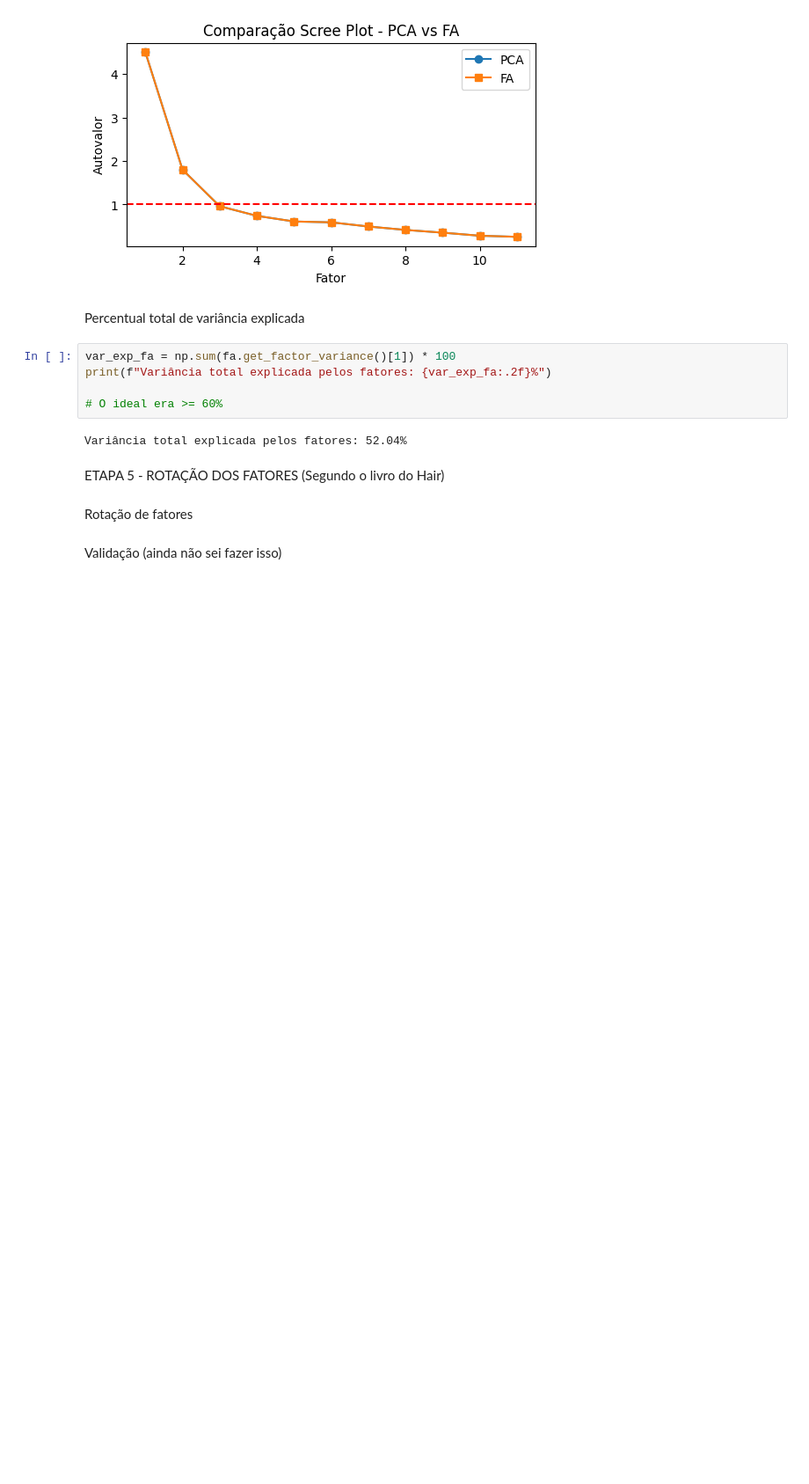
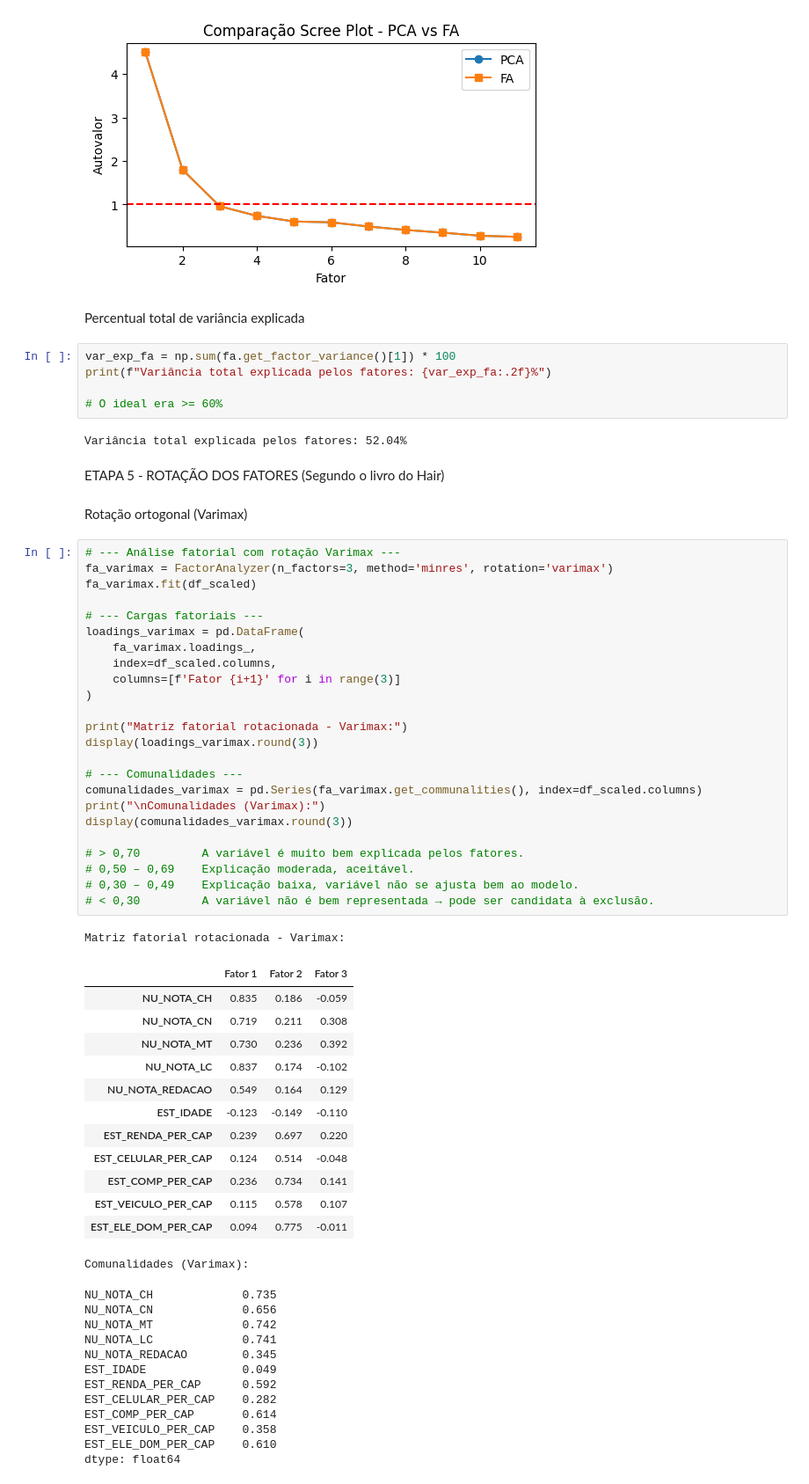
Before and after one commit to gl4a-Veloso/materiais-mqam, a Jupyter notebook: enem/T4/analise_fatorial.ipynb, the cells around one changed output. Shown at 88% size. Cells and saved outputs as stored; diff of their text form; blank space fills up the shorter version.

```diff
--- a/enem/T4/analise_fatorial.ipynb
+++ b/enem/T4/analise_fatorial.ipynb
@@ -356,6 +357,55 @@ Variância total explicada pelos fatores: 52.04%
 # %% [markdown]
 ETAPA 5 - ROTAÇÃO DOS FATORES (Segundo o livro do Hair)
 # %% [markdown]
-Rotação de fatores
+Rotação ortogonal (Varimax)
-# %% [markdown]
-Validação (ainda não sei fazer isso)
+# %%
+# --- Análise fatorial com rotação Varimax ---
+fa_varimax = FactorAnalyzer(n_factors=3, method='minres', rotation='varimax')
+fa_varimax.fit(df_scaled)
+
+# --- Cargas fatoriais ---
+loadings_varimax = pd.DataFrame(
+    fa_varimax.loadings_,
+    index=df_scaled.columns,
+    columns=[f'Fator {i+1}' for i in range(3)]
+)
+
+print("Matriz fatorial rotacionada - Varimax:")
+display(loadings_varimax.round(3))
+
+# --- Comunalidades ---
+comunalidades_varimax = pd.Series(fa_varimax.get_communalities(), index=df_scaled.columns)
+print("\nComunalidades (Varimax):")
+display(comunalidades_varimax.round(3))
+
+# > 0,70         A variável é muito bem explicada pelos fatores.
+# 0,50 – 0,69    Explicação moderada, aceitável.
+# 0,30 – 0,49    Explicação baixa, variável não se ajusta bem ao modelo.
+# < 0,30         A variável não é bem representada → pode ser candidata à exclusão.
+# %% [output]
+Matriz fatorial rotacionada - Varimax:
+|  | Fator 1 | Fator 2 | Fator 3 |
+| NU_NOTA_CH | 0.835 | 0.186 | -0.059 |
+| NU_NOTA_CN | 0.719 | 0.211 | 0.308 |
+| NU_NOTA_MT | 0.730 | 0.236 | 0.392 |
+| NU_NOTA_LC | 0.837 | 0.174 | -0.102 |
+| NU_NOTA_REDACAO | 0.549 | 0.164 | 0.129 |
+| EST_IDADE | -0.123 | -0.149 | -0.110 |
+| EST_RENDA_PER_CAP | 0.239 | 0.697 | 0.220 |
+| EST_CELULAR_PER_CAP | 0.124 | 0.514 | -0.048 |
+| EST_COMP_PER_CAP | 0.236 | 0.734 | 0.141 |
+| EST_VEICULO_PER_CAP | 0.115 | 0.578 | 0.107 |
+| EST_ELE_DOM_PER_CAP | 0.094 | 0.775 | -0.011 |
+Comunalidades (Varimax):
+NU_NOTA_CH             0.735
+NU_NOTA_CN             0.656
+NU_NOTA_MT             0.742
+NU_NOTA_LC             0.741
+NU_NOTA_REDACAO        0.345
+EST_IDADE              0.049
+EST_RENDA_PER_CAP      0.592
+EST_CELULAR_PER_CAP    0.282
+EST_COMP_PER_CAP       0.614
+EST_VEICULO_PER_CAP    0.358
+EST_ELE_DOM_PER_CAP    0.610
+dtype: float64
```
Also changed, not shown: parts of 14 cells of this notebook.
